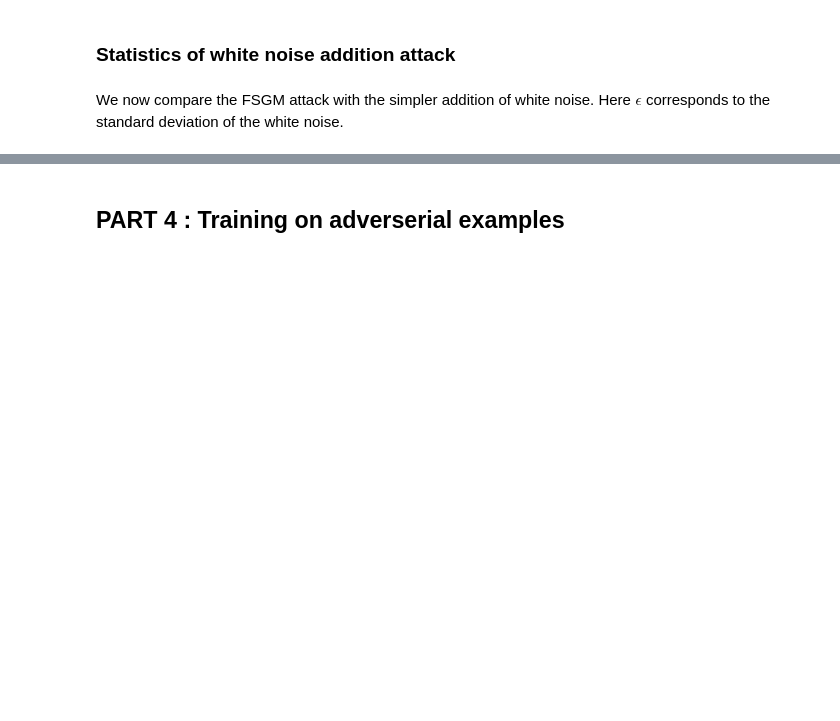
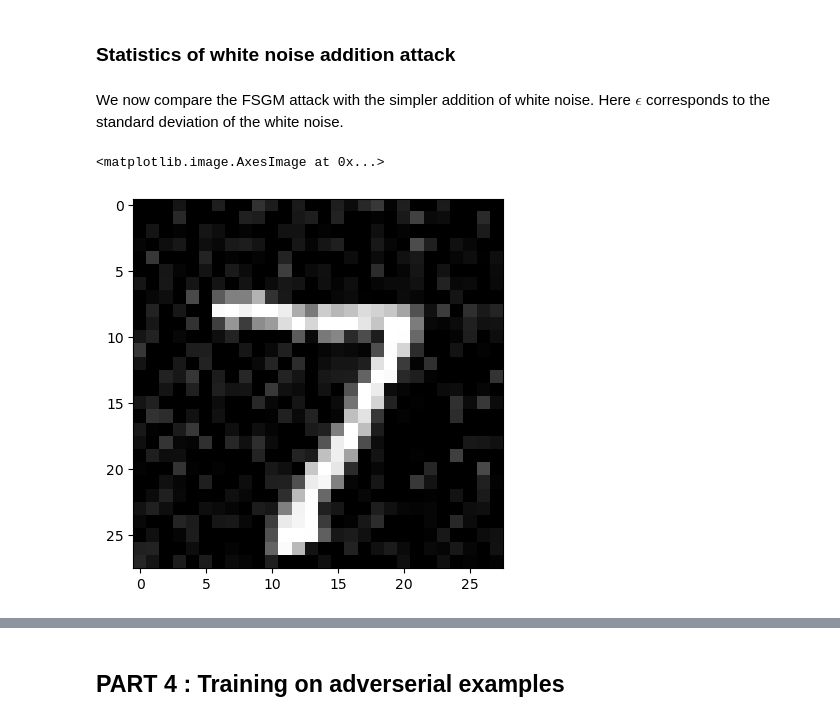
Before and after one commit to abelmaxv/ARIA-image-devoir, a Jupyter notebook: devoir.ipynb, the cells around one changed output, grey strips where cells are left out. Cells and saved outputs as stored; diff of their text form; code cells hidden in the pictures; blank space fills up the shorter version.

```diff
--- a/devoir.ipynb
+++ b/devoir.ipynb
@@ -355,7 +379,13 @@ def add_white_noise(image, epsilon):
     Add white noise to the image.
     """
     noise = torch.randn_like(image) * epsilon
-    return torch.clamp(image + noise, 0, 1), noise
+    return torch.clamp(image + noise, -1.0, 1.0), noise
+# %%
+image = test_dataset[0][0]
+plt.imshow(add_white_noise(image, 0.2)[0].cpu().squeeze(), cmap = "gray")
+# %% [output]
+<matplotlib.image.AxesImage at 0x...>
+[figure, added]
 # %%
 epsilons = torch.concat([torch.zeros(1), torch.linspace(0.2, 1, 50)])
 N = 10
```
Also changed, not shown: parts of 23 cells of this notebook, 2 other files.
